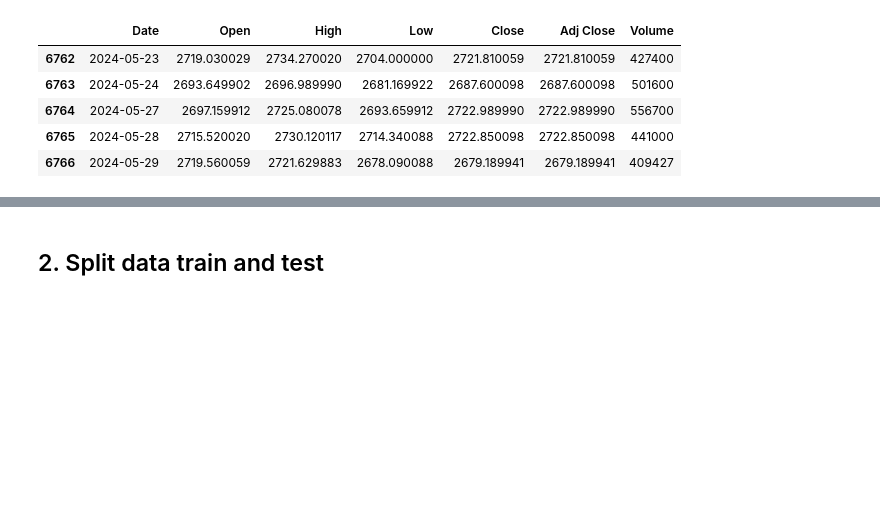
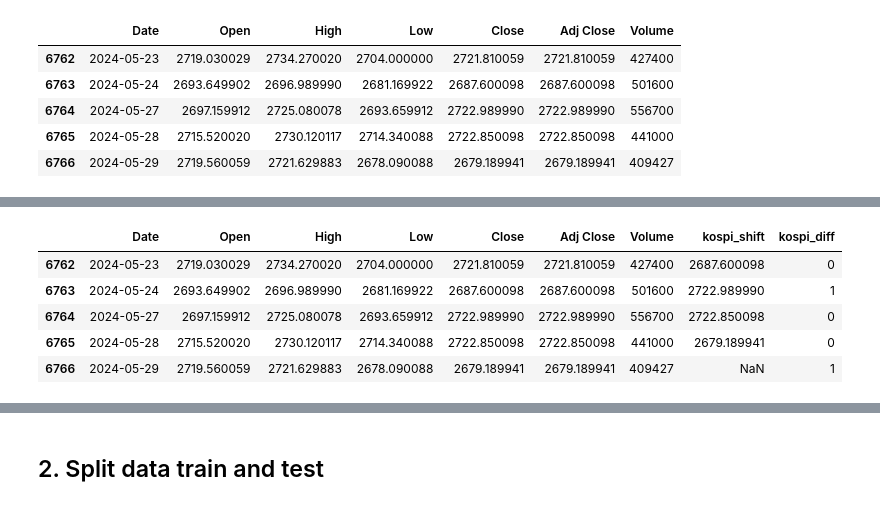
Before and after one commit to alan-kwak/CAIO6_team11, a Jupyter notebook: transformer_cls_token_kospi_only_1970_window_input.ipynb, the cells around one changed output, grey strips where cells are left out. Cells and saved outputs as stored; diff of their text form; code cells hidden in the pictures; blank space fills up the shorter version.

```diff
--- a/transformer_cls_token_kospi_only_1970_window_input.ipynb
+++ b/transformer_cls_token_kospi_only_1970_window_input.ipynb
@@ -36,0 +37,11 @@ df.head()
+# %%
+df['kospi_diff'] = df['kospi_shift'] - df['Adj Close']
+df['kospi_diff'] = df['kospi_diff'].apply(lambda x: 0 if x < 0 else 1)
+df.tail()
+# %% [output]
+|  | Date | Open | High | Low | Close | Adj Close | Volume | kospi_shift | kospi_diff |
+| 6762 | 2024-05-23 | 2719.030029 | 2734.270020 | 2704.000000 | 2721.810059 | 2721.810059 | 427400 | 2687.600098 | 0 |
+| 6763 | 2024-05-24 | 2693.649902 | 2696.989990 | 2681.169922 | 2687.600098 | 2687.600098 | 501600 | 2722.989990 | 1 |
+| 6764 | 2024-05-27 | 2697.159912 | 2725.080078 | 2693.659912 | 2722.989990 | 2722.989990 | 556700 | 2722.850098 | 0 |
+| 6765 | 2024-05-28 | 2715.520020 | 2730.120117 | 2714.340088 | 2722.850098 | 2722.850098 | 441000 | 2679.189941 | 0 |
+| 6766 | 2024-05-29 | 2719.560059 | 2721.629883 | 2678.090088 | 2679.189941 | 2679.189941 | 409427 | NaN | 1 |
```
Also changed, not shown: parts of 20 cells of this notebook, 2 other files.
